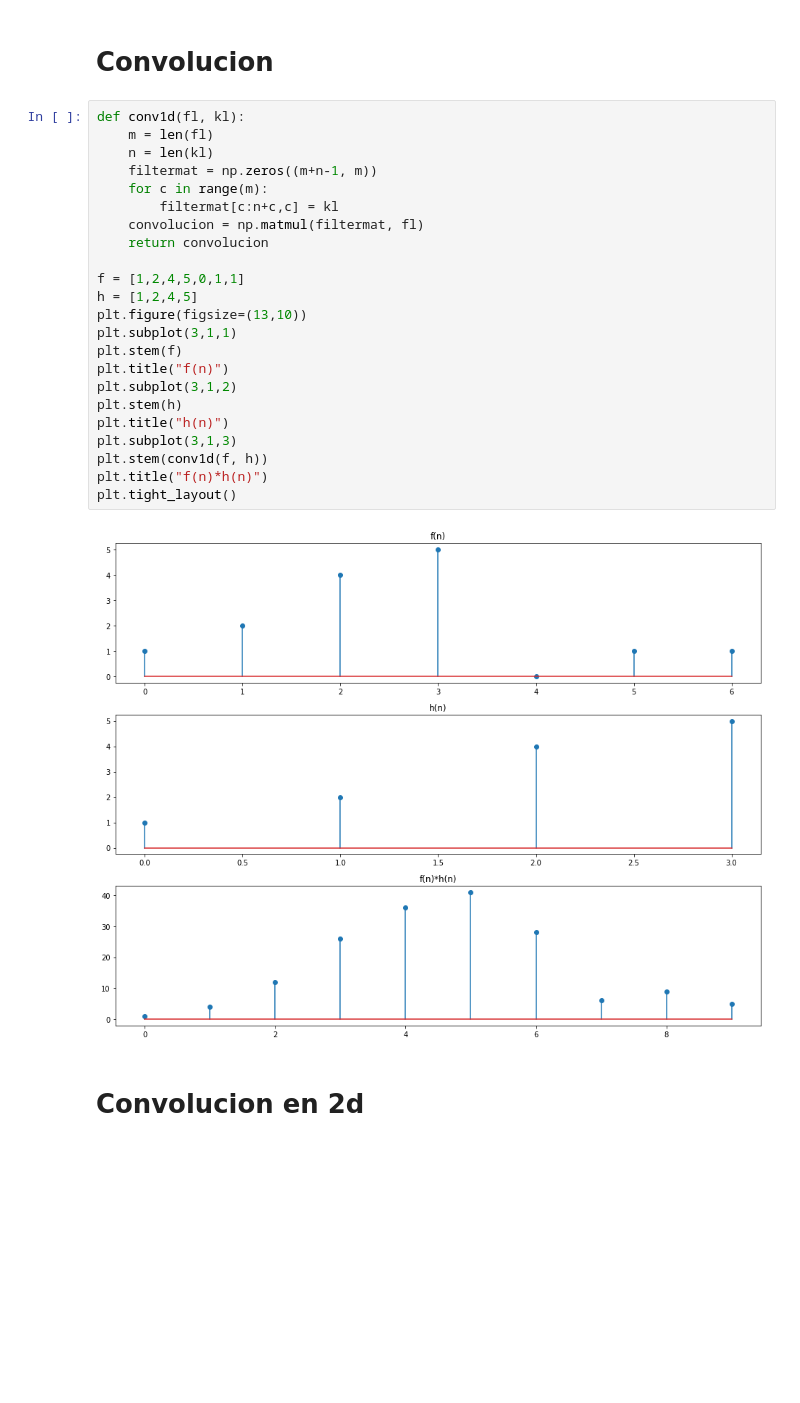
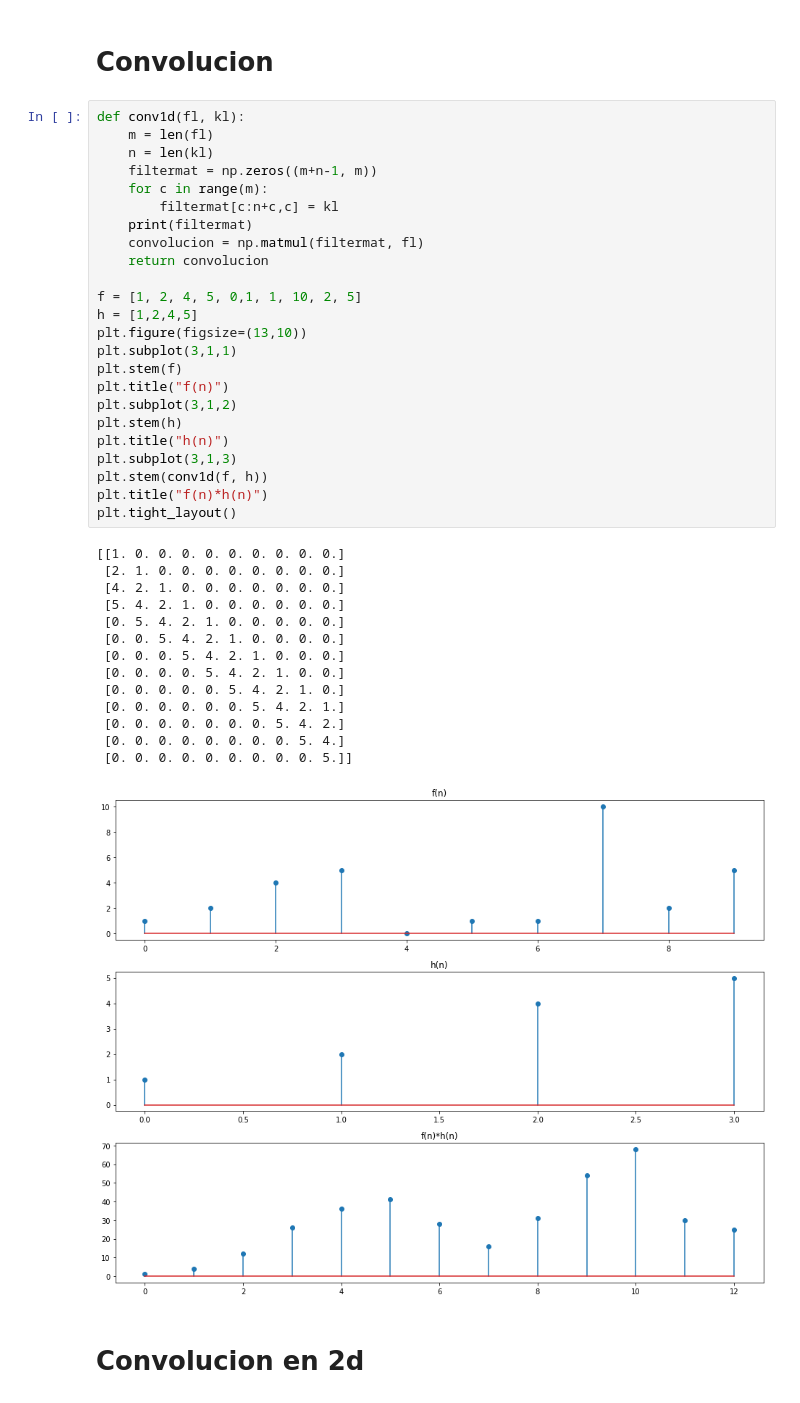
Before and after one commit to ramonapariciog/LIAPRE-Masters, a Jupyter notebook: Clases_PDI/Practica_OPENCV_IMAGENES.ipynb, the cells around one changed output. Drawn from its saved outputs; the diff is of its cells as text; blank space fills up the shorter version.

```diff
--- a/Clases_PDI/Practica_OPENCV_IMAGENES.ipynb
+++ b/Clases_PDI/Practica_OPENCV_IMAGENES.ipynb
@@ -83,28 +76,42 @@ plt.imshow(img, cmap=plt.cm.gray)
 # %%
 def conv1d(fl, kl):
     m = len(fl)
     n = len(kl)
     filtermat = np.zeros((m+n-1, m))
     for c in range(m):
         filtermat[c:n+c,c] = kl
+    print(filtermat)
     convolucion = np.matmul(filtermat, fl)
     return convolucion
 
-f = [1,2,4,5,0,1,1]
+f = [1, 2, 4, 5, 0,1, 1, 10, 2, 5]
 h = [1,2,4,5]
 plt.figure(figsize=(13,10))
 plt.subplot(3,1,1)
 plt.stem(f)
 plt.title("f(n)")
 plt.subplot(3,1,2)
 plt.stem(h)
 plt.title("h(n)")
 plt.subplot(3,1,3)
 plt.stem(conv1d(f, h))
 plt.title("f(n)*h(n)")
 plt.tight_layout()
 # %% [output]
+[[1. 0. 0. 0. 0. 0. 0. 0. 0. 0.]
+ [2. 1. 0. 0. 0. 0. 0. 0. 0. 0.]
+ [4. 2. 1. 0. 0. 0. 0. 0. 0. 0.]
+ [5. 4. 2. 1. 0. 0. 0. 0. 0. 0.]
+ [0. 5. 4. 2. 1. 0. 0. 0. 0. 0.]
+ [0. 0. 5. 4. 2. 1. 0. 0. 0. 0.]
+ [0. 0. 0. 5. 4. 2. 1. 0. 0. 0.]
+ [0. 0. 0. 0. 5. 4. 2. 1. 0. 0.]
+ [0. 0. 0. 0. 0. 5. 4. 2. 1. 0.]
+ [0. 0. 0. 0. 0. 0. 5. 4. 2. 1.]
+ [0. 0. 0. 0. 0. 0. 0. 5. 4. 2.]
+ [0. 0. 0. 0. 0. 0. 0. 0. 5. 4.]
+ [0. 0. 0. 0. 0. 0. 0. 0. 0. 5.]]
-[figure, old version]
+[figure, new version]
 # %% [markdown]
 # Convolucion en 2d
 # %% [markdown]
```
Also changed, not shown: parts of 25 cells of this notebook, 1 other file.
